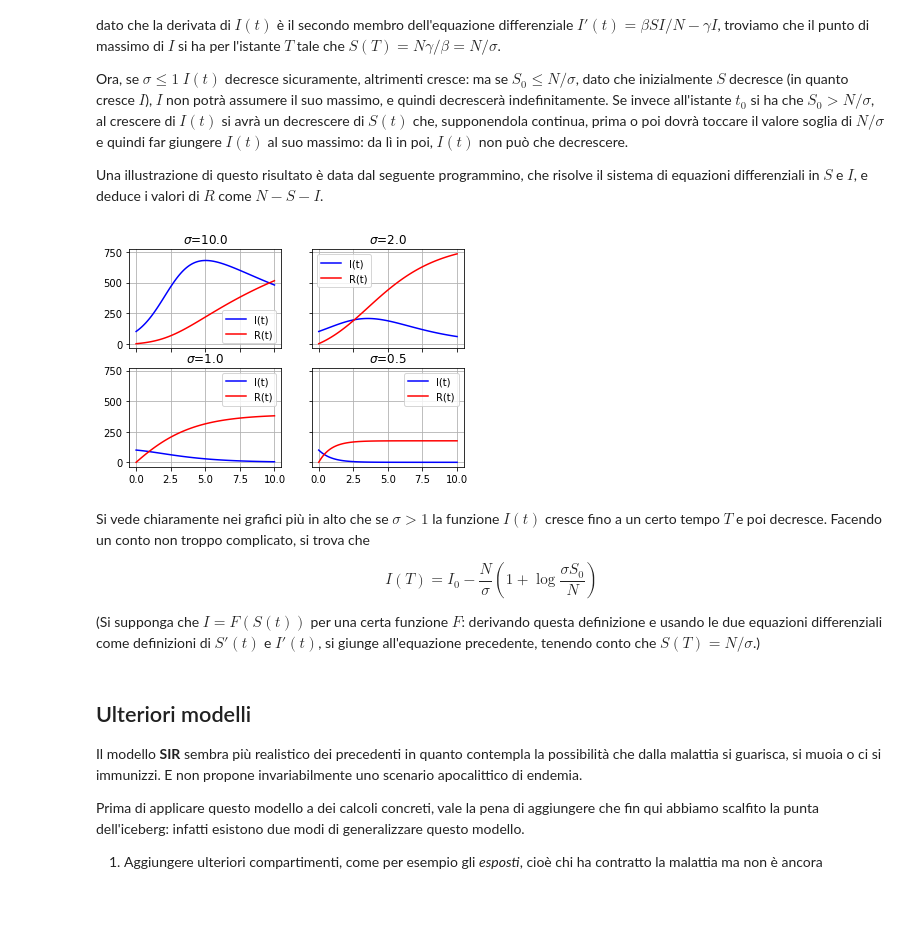
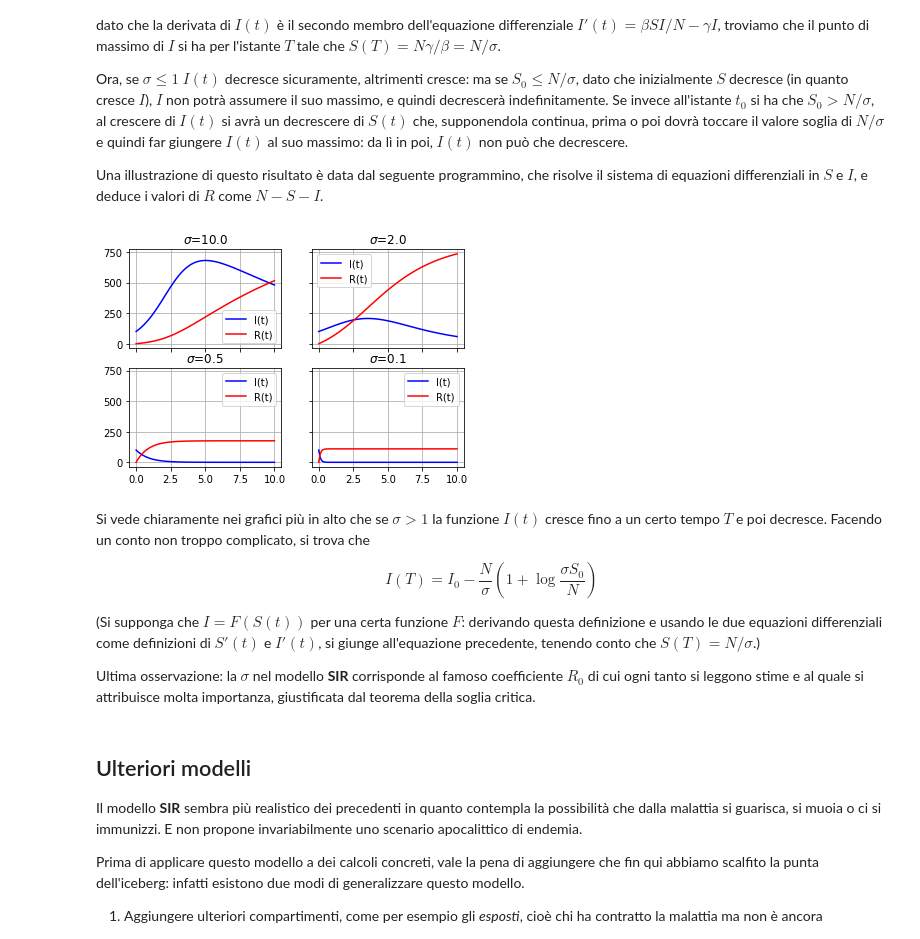
Before and after one commit to pcaressa/note-epidemie, a Jupyter notebook: epidemie.ipynb, the cells around one changed output. Saved outputs shown, nothing was run; the diff lists cells and outputs as text; code cells hidden in the pictures; blank space fills up the shorter version.

```diff
--- a/epidemie.ipynb
+++ b/epidemie.ipynb
@@ -354,36 +368,36 @@ Una illustrazione di questo risultato è data dal seguente programmino, che riso
 # %%
 # Importiamo un po' di librerie che useremo qui e in seguito
 import matplotlib.pyplot as plt
 import numpy as np
 from scipy.integrate import odeint
 
 N = 1000
 t0 = 0
 t1 = 10
 t = np.linspace(t0, t1, 100)
 
 # Condizione iniziale = numero di infetti all'istante iniziale
 S0 = 900
 I0 = 100
 
 def f(y,t, beta, gamma, N):
     return [-beta * y[0] *y[1]/N, beta * y[0] *y[1]/N - gamma * y[1]]
 
 def grafico(handle, beta, gamma):
     y = odeint(f, [S0,I0], t, args=(beta,gamma,N))
     handle.plot(t, y[:,1], 'b', label="I(t)")
     handle.plot(t, N - y[:,0] - y[:,1], 'r', label="R(t)")
     handle.grid()
     handle.legend(loc='best')
     handle.set_title(r'$\sigma$=' + str(beta/gamma))
 
 fig, axes = plt.subplots(2, 2, sharex='all', sharey='all')
 grafico(axes[0,0], beta = 1, gamma = 0.1)
 grafico(axes[0,1], beta = 1, gamma = 0.5)
-grafico(axes[1,0], beta = 1, gamma = 1)
-grafico(axes[1,1], beta = 1, gamma = 2)
+grafico(axes[1,0], beta = 1, gamma = 2)
+grafico(axes[1,1], beta = 1, gamma = 10)
 # %% [output]
-[figure, old version]
+[figure, new version]
 # %% [markdown]
 Si vede chiaramente nei grafici più in alto che se $\sigma>1$ la funzione $I(t)$ cresce fino a un certo tempo $T$ e poi decresce. Facendo un conto non troppo complicato, si trova che
 
@@ -392,6 +406,8 @@ $$
 $$
 
 (Si supponga che $I=F(S(t))$ per una certa funzione $F$: derivando questa definizione e usando le due equazioni differenziali come definizioni di $S'(t)$ e $I'(t)$, si giunge all'equazione precedente, tenendo conto che $S(T)=N/\sigma$.)
+
+Ultima osservazione: la $\sigma$ nel modello **SIR** corrisponde al famoso coefficiente $R_0$ di cui ogni tanto si leggono stime e al quale si attribuisce molta importanza, giustificata dal teorema della soglia critica.
 # %% [markdown]
 ## Ulteriori modelli
 
```
Also changed, not shown: parts of 27 cells of this notebook.
